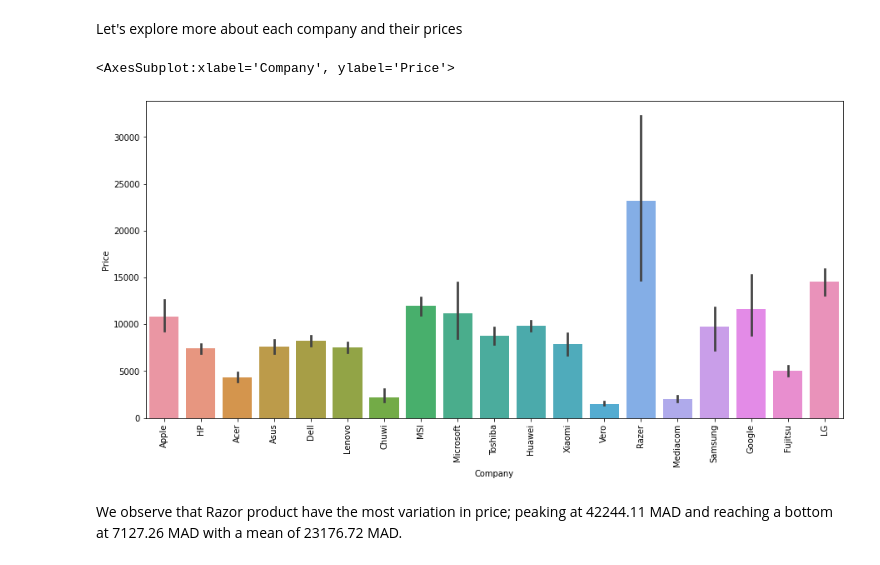
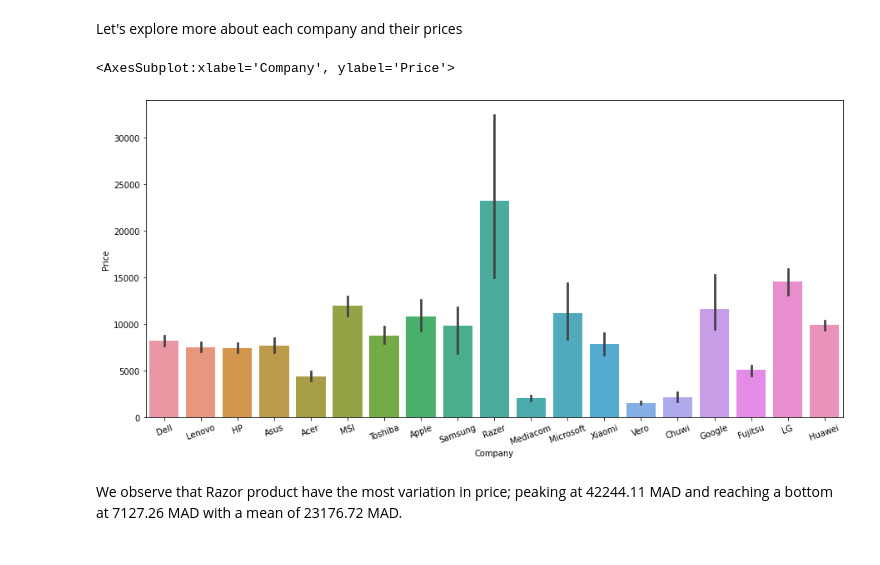
Before and after one commit to AmineMahdioui/Laptop_Price_predection, a Jupyter notebook: LPP.ipynb, the cells around one changed output. Drawn from its saved outputs; the diff is of its cells as text; code cells hidden in the pictures.

```diff
--- a/LPP.ipynb
+++ b/LPP.ipynb
@@ -180,11 +180,11 @@ From these graphs we can see that windows 10 is the most popular OS in the datas
 Let's explore more about each company and their prices
 # %%
 plt.figure(figsize=(15,7))
-plt.xticks(rotation='vertical')
-sn.barplot(x = df['Company'],y = df['Price'])
+plt.xticks(rotation=20)
+sn.barplot(x = df['Company'],y = df['Price'],order=df['Company'].value_counts().index)
 # %% [output]
 <AxesSubplot:xlabel='Company', ylabel='Price'>
-[figure, old version]
+[figure, new version]
 # %% [markdown]
 We observe that Razor product have the most variation in price; peaking at 42244.11 MAD and reaching a bottom at 7127.26 MAD with a mean of 23176.72 MAD.
 # %% [markdown]
```
Also changed, not shown: parts of 28 cells of this notebook.
